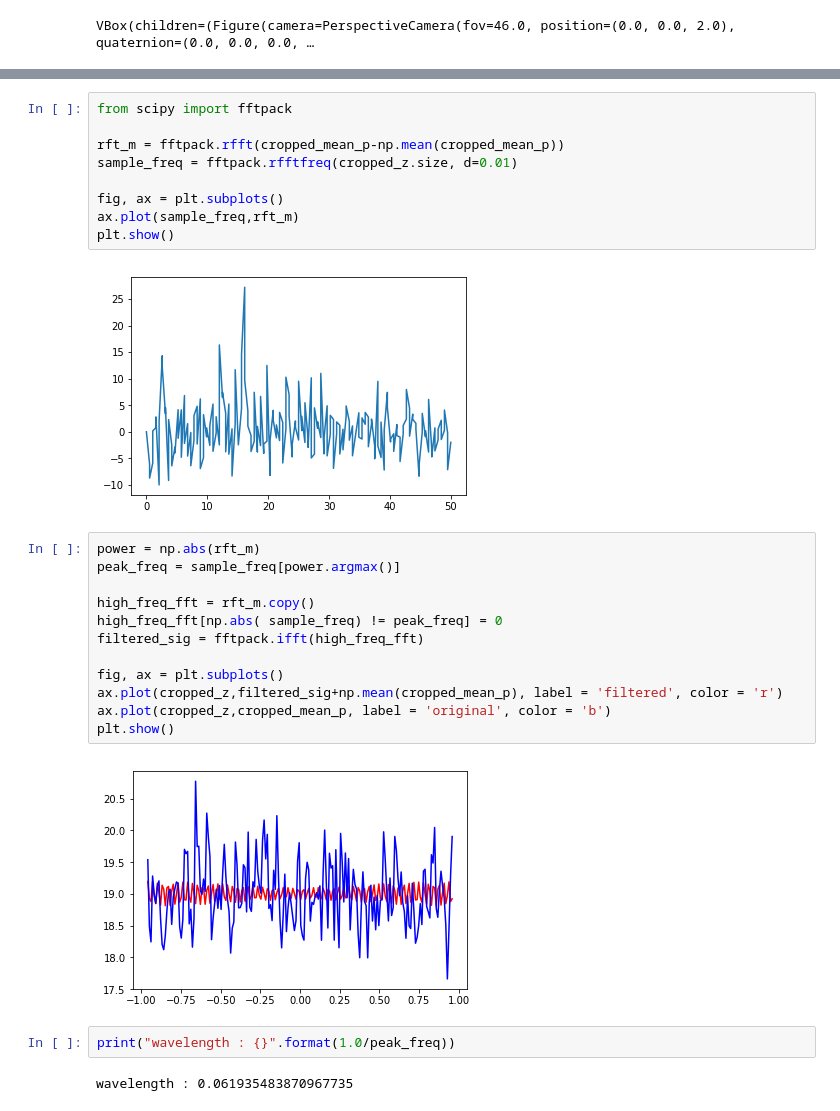
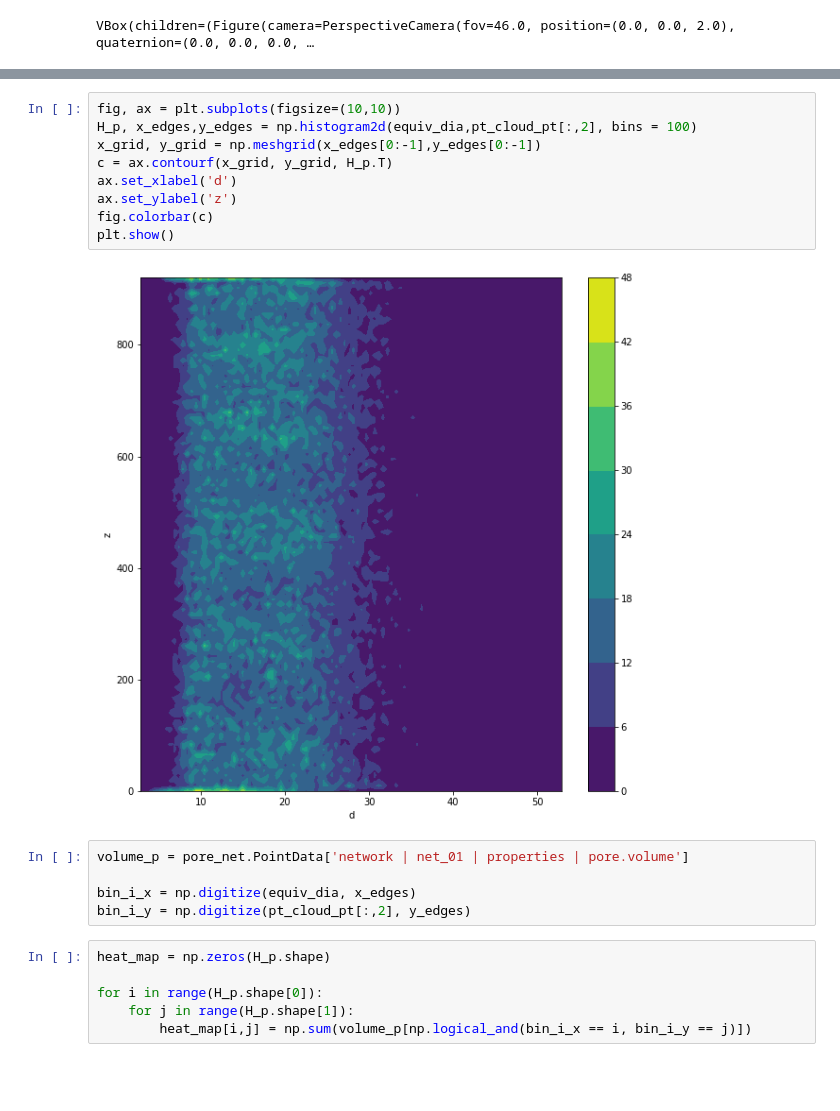
Before and after one commit to rockandsalt/image_segmentation, a Jupyter notebook: analyse_stack.ipynb, the cells around one changed output, grey strips where cells are left out. Drawn from its saved outputs; the diff is of its cells as text; blank space fills up the shorter version.

```diff
--- a/analyse_stack.ipynb
+++ b/analyse_stack.ipynb
@@ -212,29 +106,22 @@ plt.show()
-# %%
-from scipy import fftpack
-
-rft_m = fftpack.rfft(cropped_mean_p-np.mean(cropped_mean_p))
-sample_freq = fftpack.rfftfreq(cropped_z.size, d=0.01)
-
-fig, ax = plt.subplots()
-ax.plot(sample_freq,rft_m)
-plt.show()
-# %% [output]
-[figure, removed]
-# %%
-power = np.abs(rft_m)
-peak_freq = sample_freq[power.argmax()]
-
-high_freq_fft = rft_m.copy()
-high_freq_fft[np.abs( sample_freq) != peak_freq] = 0
-filtered_sig = fftpack.ifft(high_freq_fft)
-
-fig, ax = plt.subplots()
-ax.plot(cropped_z,filtered_sig+np.mean(cropped_mean_p), label = 'filtered', color = 'r')
-ax.plot(cropped_z,cropped_mean_p, label = 'original', color = 'b')
-plt.show()
-# %% [output]
-[figure, removed]
-# %%
-print("wavelength : {}".format(1.0/peak_freq))
-# %% [output]
-wavelength : 0.061935483870967735
+# %%
+fig, ax = plt.subplots(figsize=(10,10))
+H_p, x_edges,y_edges = np.histogram2d(equiv_dia,pt_cloud_pt[:,2], bins = 100)
+x_grid, y_grid = np.meshgrid(x_edges[0:-1],y_edges[0:-1])
+c = ax.contourf(x_grid, y_grid, H_p.T)
+ax.set_xlabel('d')
+ax.set_ylabel('z')
+fig.colorbar(c)
+plt.show()
+# %% [output]
+[figure, added]
+# %%
+volume_p = pore_net.PointData['network | net_01 | properties | pore.volume']
+
+bin_i_x = np.digitize(equiv_dia, x_edges)
+bin_i_y = np.digitize(pt_cloud_pt[:,2], y_edges)
+# %%
+heat_map = np.zeros(H_p.shape)
+
+for i in range(H_p.shape[0]):
+    for j in range(H_p.shape[1]):
+        heat_map[i,j] = np.sum(volume_p[np.logical_and(bin_i_x == i, bin_i_y == j)])
```
Also changed, not shown: parts of 21 cells of this notebook.
